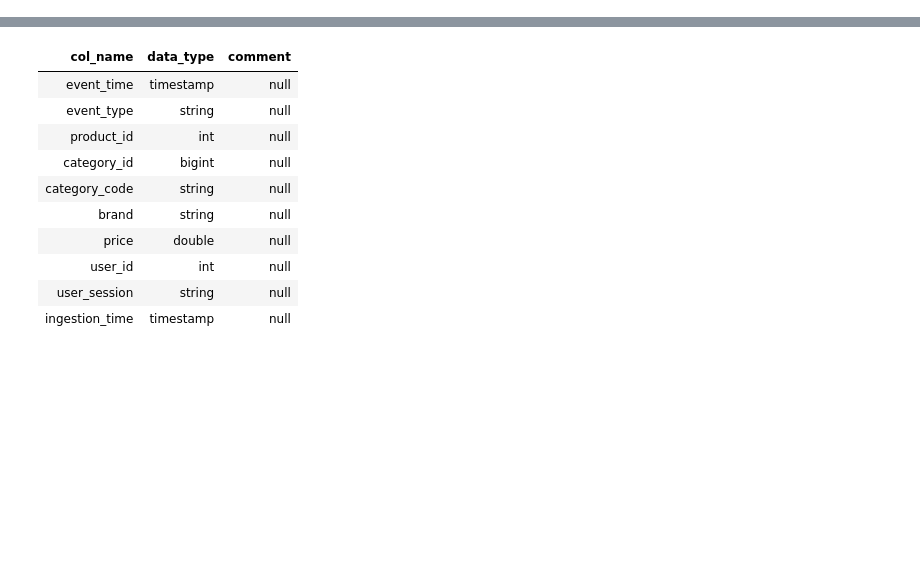
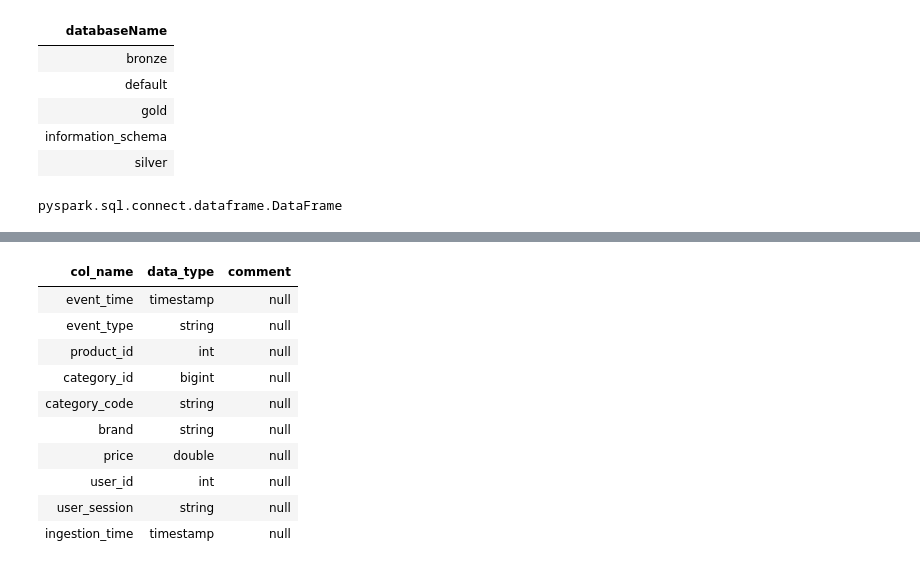
Before and after one commit to Geniyk/Databricks, a Jupyter notebook: Day_14/Day_14_AI_Powered_Analytics_Genie_Mosaic AI.ipynb, the cells around one changed output, grey strips where cells are left out. Cells and saved outputs as stored; diff of their text form; code cells hidden in the pictures; blank space fills up the shorter version.

```diff
--- a/Day_14/Day_14_AI_Powered_Analytics_Genie_Mosaic AI.ipynb
+++ b/Day_14/Day_14_AI_Powered_Analytics_Genie_Mosaic AI.ipynb
@@ -0,0 +10,10 @@
+# %%
+%sql
+SHOW SCHEMAS;
+# %% [output]
+| databaseName |
+| bronze |
+| default |
+| gold |
+| information_schema |
+| silver |
@@ -0,0 +34,4 @@
+# %%
+type(events)
+# %% [output]
+pyspark.sql.connect.dataframe.DataFrame
```
Also changed, not shown: parts of 10 cells of this notebook.
